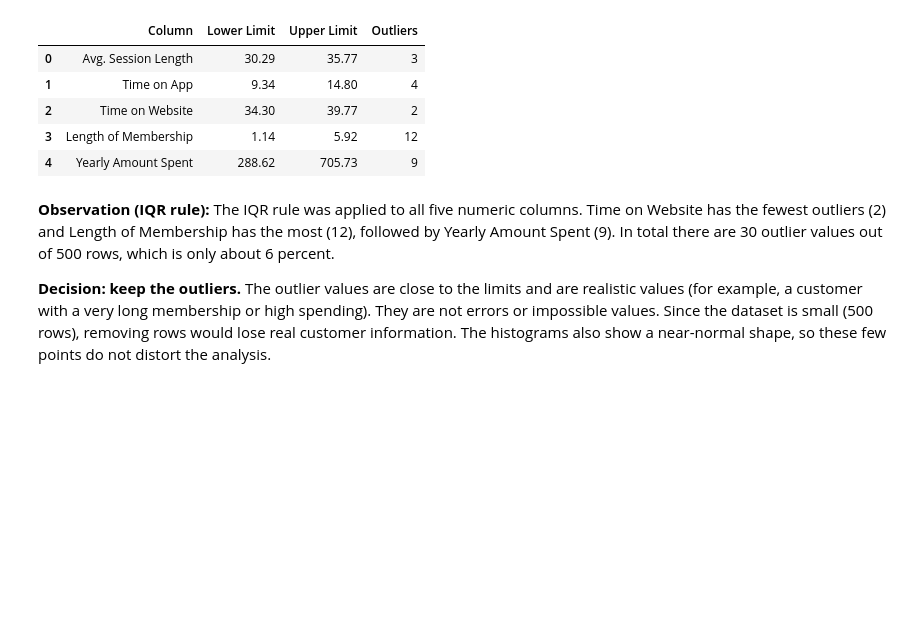
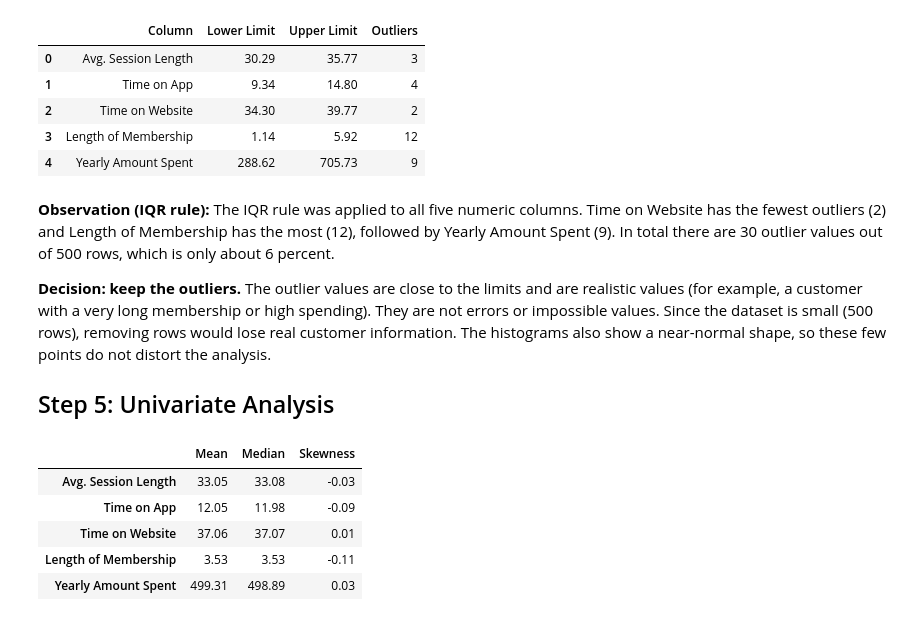
Before and after one commit to syeda-bisma05/ecommerce-customer-eda, a Jupyter notebook: ecommerce_analysis.ipynb, the cells around one changed output. Drawn from its saved outputs; the diff is of its cells as text; code cells hidden in the pictures; blank space fills up the shorter version.

Commit message:
Add univariate analysis

```diff
--- a/ecommerce_analysis.ipynb
+++ b/ecommerce_analysis.ipynb
@@ -178,3 +183,18 @@ iqr_table
 **Observation (IQR rule):** The IQR rule was applied to all five numeric columns. Time on Website has the fewest outliers (2) and Length of Membership has the most (12), followed by Yearly Amount Spent (9). In total there are 30 outlier values out of 500 rows, which is only about 6 percent.
 
 **Decision: keep the outliers.** The outlier values are close to the limits and are realistic values (for example, a customer with a very long membership or high spending). They are not errors or impossible values. Since the dataset is small (500 rows), removing rows would lose real customer information. The histograms also show a near-normal shape, so these few points do not distort the analysis.
+## Step 5: Univariate Analysis
+# %%
+summary = pd.DataFrame({
+    "Mean": df[num_cols].mean().round(2),
+    "Median": df[num_cols].median().round(2),
+    "Skewness": df[num_cols].skew().round(2)
+})
+summary
+# %% [output]
+|  | Mean | Median | Skewness |
+| Avg. Session Length | 33.05 | 33.08 | -0.03 |
+| Time on App | 12.05 | 11.98 | -0.09 |
+| Time on Website | 37.06 | 37.07 | 0.01 |
+| Length of Membership | 3.53 | 3.53 | -0.11 |
+| Yearly Amount Spent | 499.31 | 498.89 | 0.03 |
```
Also changed, not shown: parts of 7 cells of this notebook.
